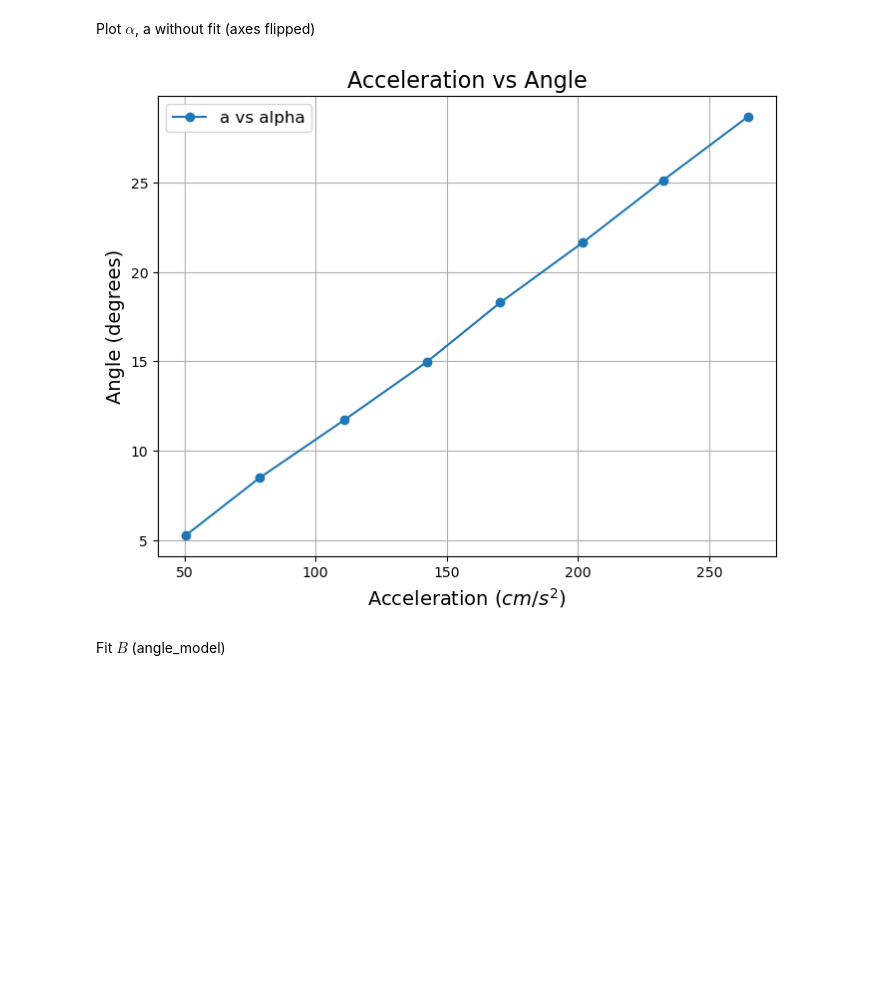
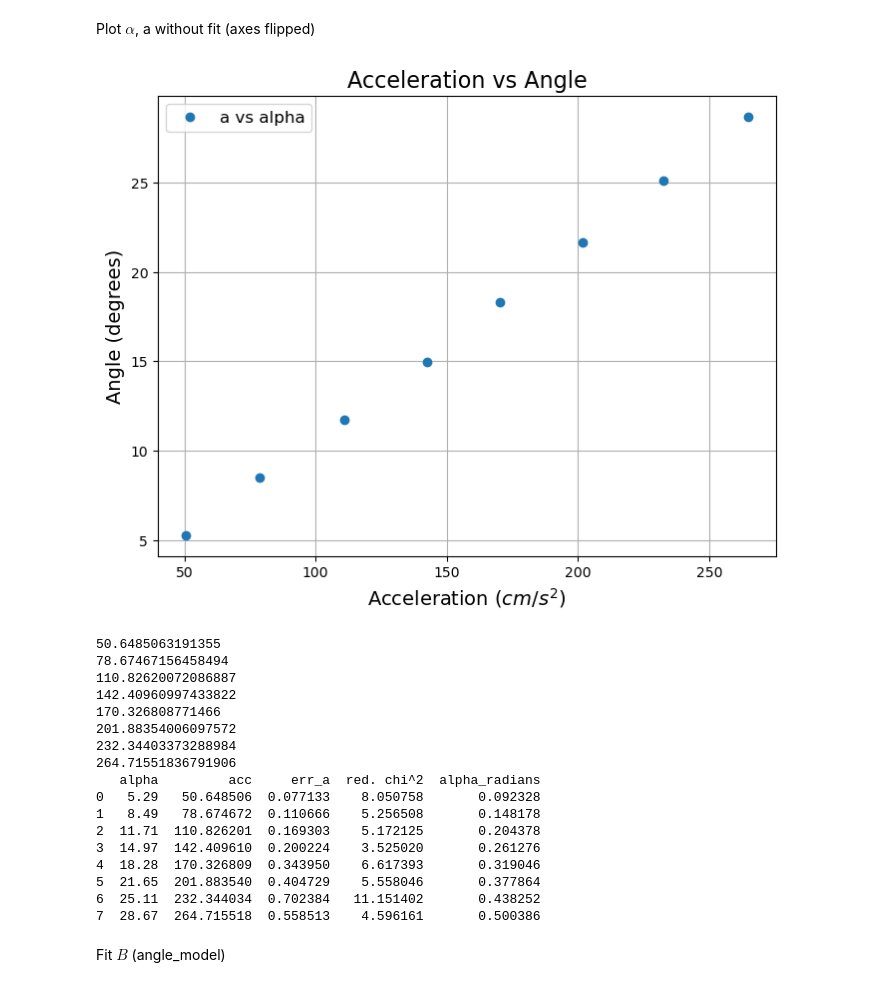
Before and after one commit to JamesPunter/NSP2, a Jupyter notebook: JN2_JamesPunter_15213404.ipynb, the cells around one changed output. Saved outputs shown, nothing was run; the diff lists cells and outputs as text; code cells hidden in the pictures; blank space fills up the shorter version.

```diff
--- a/JN2_JamesPunter_15213404.ipynb
+++ b/JN2_JamesPunter_15213404.ipynb
@@ -250,15 +251,36 @@ plt.show()
 Plot $\alpha$, a without fit (axes flipped)
 # %%
 plt.figure(figsize=(8, 6))
-plt.plot(results_df['acc'], results_df['alpha'], 'o-', label='a vs alpha')
+plt.plot(results_df['acc'], results_df['alpha'], 'o', label='a vs alpha')
 plt.xlabel('Acceleration ($cm$/$s^2$)', fontsize=14)
 plt.ylabel('Angle (degrees)', fontsize=14)
 plt.title('Acceleration vs Angle', fontsize=16)
 plt.legend(fontsize=12)
 plt.grid()
+plt.savefig('geenfit.png')
 plt.show()
+for i in np.array(results_df['acc']):
+    print(i)
+print(results_df)
 # %% [output]
-[figure, old version]
+[figure, new version]
+50.6485063191355
+78.67467156458494
+110.82620072086887
+142.40960997433822
+170.326808771466
+201.88354006097572
+232.34403373288984
+264.71551836791906
+   alpha         acc     err_a  red. chi^2  alpha_radians
+0   5.29   50.648506  0.077133    8.050758       0.092328
+1   8.49   78.674672  0.110666    5.256508       0.148178
+2  11.71  110.826201  0.169303    5.172125       0.204378
+3  14.97  142.409610  0.200224    3.525020       0.261276
+4  18.28  170.326809  0.343950    6.617393       0.319046
+5  21.65  201.883540  0.404729    5.558046       0.377864
+6  25.11  232.344034  0.702384   11.151402       0.438252
+7  28.67  264.715518  0.558513    4.596161       0.500386
 # %% [markdown]
 Fit $B$ (angle_model)
 # %%
```
Also changed, not shown: parts of 3 cells of this notebook, 3 other files.
